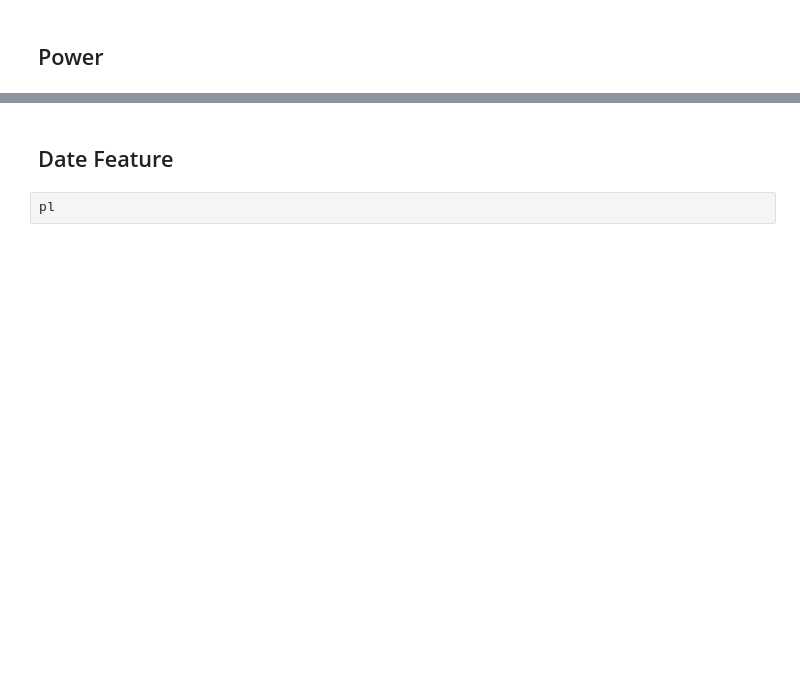
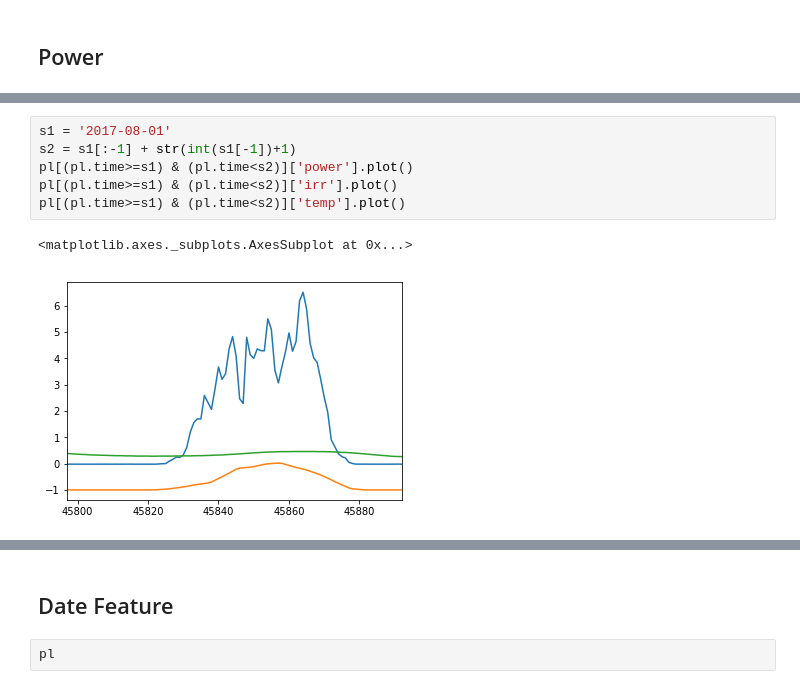
Before and after one commit to EvilPsyCHo/competition, a Jupyter notebook: gngf/notebook/EDA IS ALL YOU NEED.ipynb, the cells around one changed output, grey strips where cells are left out. Cells and saved outputs as stored; diff of their text form; blank space fills up the shorter version.

```diff
--- a/gngf/notebook/EDA IS ALL YOU NEED.ipynb
+++ b/gngf/notebook/EDA IS ALL YOU NEED.ipynb
@@ -42,0 +89,9 @@ max_power_time = pl.groupby(pl.time.dt.date).apply(lambda x: np.argmax(x.power))
+# %%
+s1 = '2017-08-01'
+s2 = s1[:-1] + str(int(s1[-1])+1)
+pl[(pl.time>=s1) & (pl.time<s2)]['power'].plot()
+pl[(pl.time>=s1) & (pl.time<s2)]['irr'].plot()
+pl[(pl.time>=s1) & (pl.time<s2)]['temp'].plot()
+# %% [output]
+<matplotlib.axes._subplots.AxesSubplot at 0x...>
+[figure, added]
```
Also changed, not shown: parts of 17 cells of this notebook, 2 other files.
